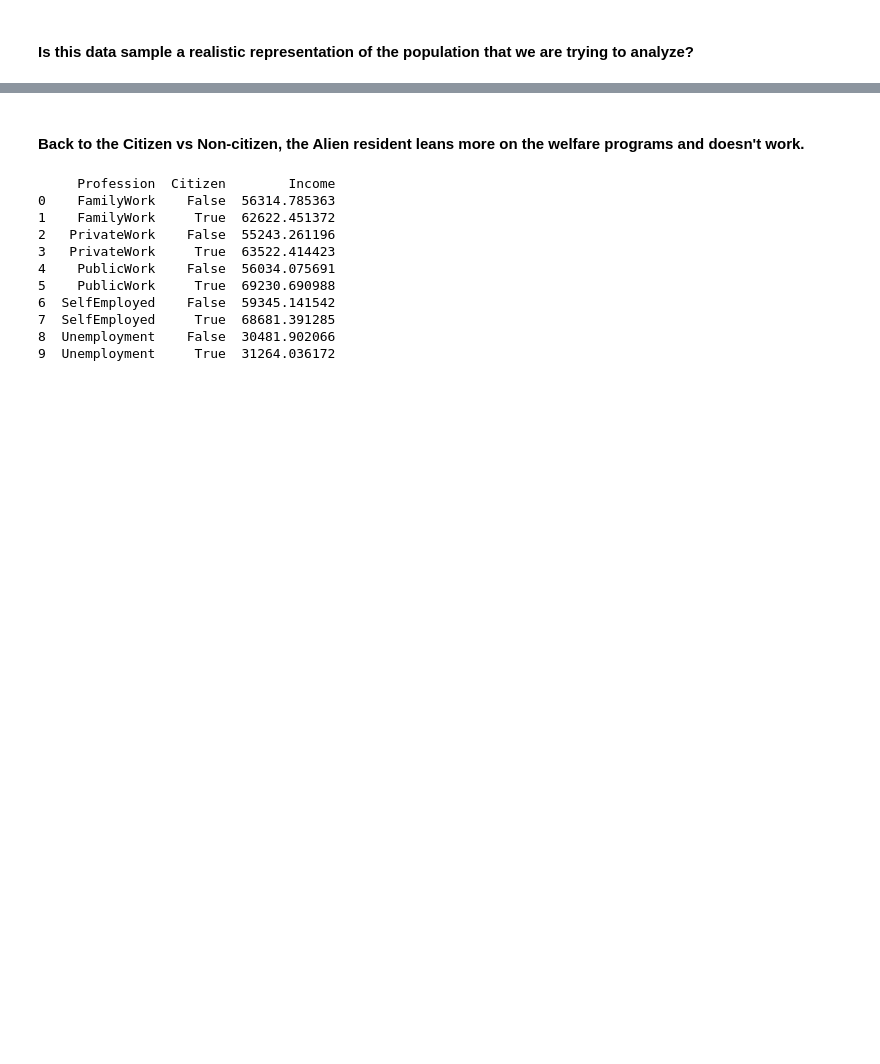
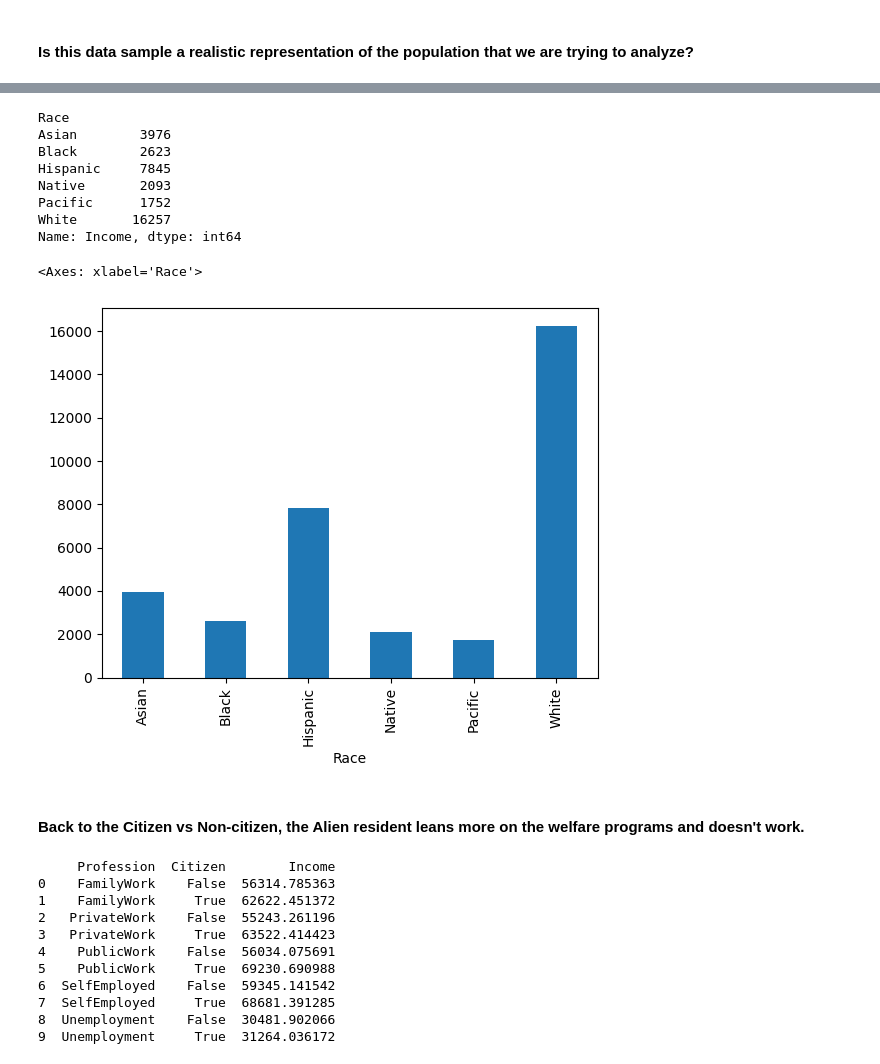
Before and after one commit to lcbjrrr/quantai, a Jupyter notebook: NB02_selectionBias.ipynb, the cells around one changed output, grey strips where cells are left out. Drawn from its saved outputs; the diff is of its cells as text; code cells hidden in the pictures; blank space fills up the shorter version.

```diff
--- a/NB02_selectionBias.ipynb
+++ b/NB02_selectionBias.ipynb
@@ -65,3 +49,19 @@ Name: count, dtype: int64
+# %%
+dfcitz = df[ df['Citizen']==True ]
+agg = dfcitz.groupby('Race').count()['Income']
+print(agg)
+agg.plot(kind='bar')
+# %% [output]
+Race
+Asian        3976
+Black        2623
+Hispanic     7845
+Native       2093
+Pacific      1752
+White       16257
+Name: Income, dtype: int64
+<Axes: xlabel='Race'>
+[figure, added]
 # %% [markdown]
 #### Back to the Citizen vs Non-citizen, the Alien resident leans more on the welfare programs and doesn't work.
 # %%
```
Also changed, not shown: parts of 13 cells of this notebook.
